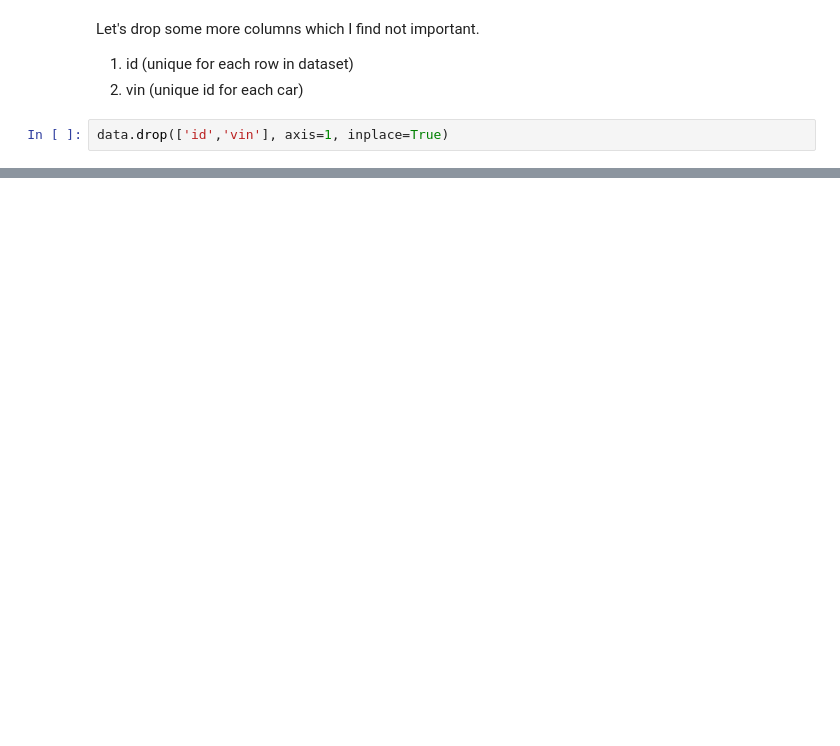
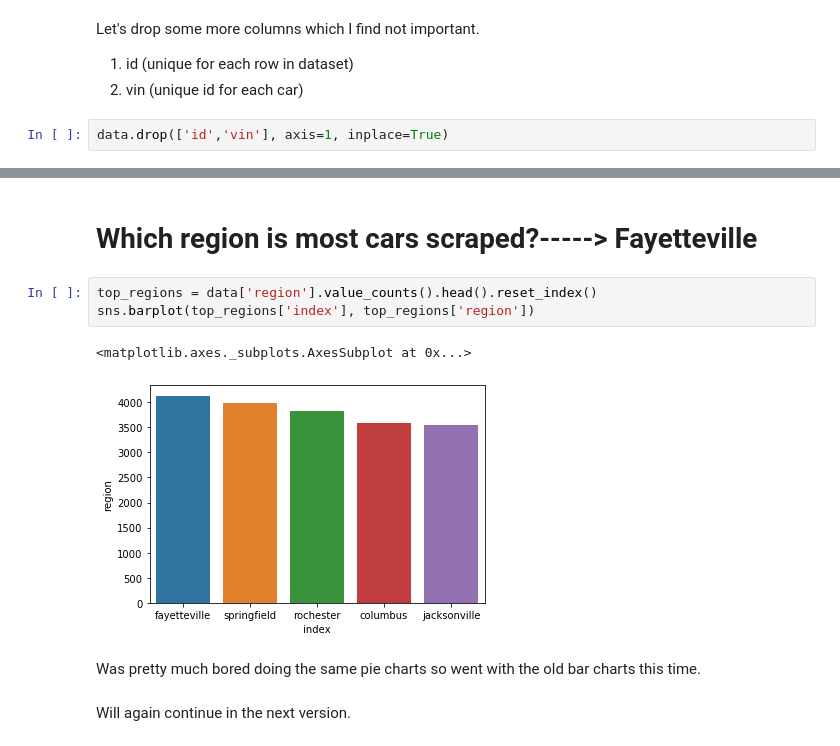
Before and after one commit to pratik-276/Infinite_Stories_with_Data, a Jupyter notebook: Used Cars Dataset/Want to know if you can sell your used car_.ipynb, the cells around one changed output, grey strips where cells are left out. Saved outputs shown, nothing was run; the diff lists cells and outputs as text; blank space fills up the shorter version.

```diff
--- a/Used Cars Dataset/Want to know if you can sell your used car_.ipynb
+++ b/Used Cars Dataset/Want to know if you can sell your used car_.ipynb
@@ -197,0 +233,12 @@ I think I will stop my today's analysis here. Let's continue with more analysis
+# %% [markdown]
+# Which region is most cars scraped?-----> Fayetteville
+# %%
+top_regions = data['region'].value_counts().head().reset_index()
+sns.barplot(top_regions['index'], top_regions['region'])
+# %% [output]
+<matplotlib.axes._subplots.AxesSubplot at 0x...>
+[figure, added]
+# %% [markdown]
+Was pretty much bored doing the same pie charts so went with the old bar charts this time.
+# %% [markdown]
+Will again continue in the next version.
```
Also changed, not shown: parts of 23 cells of this notebook.
